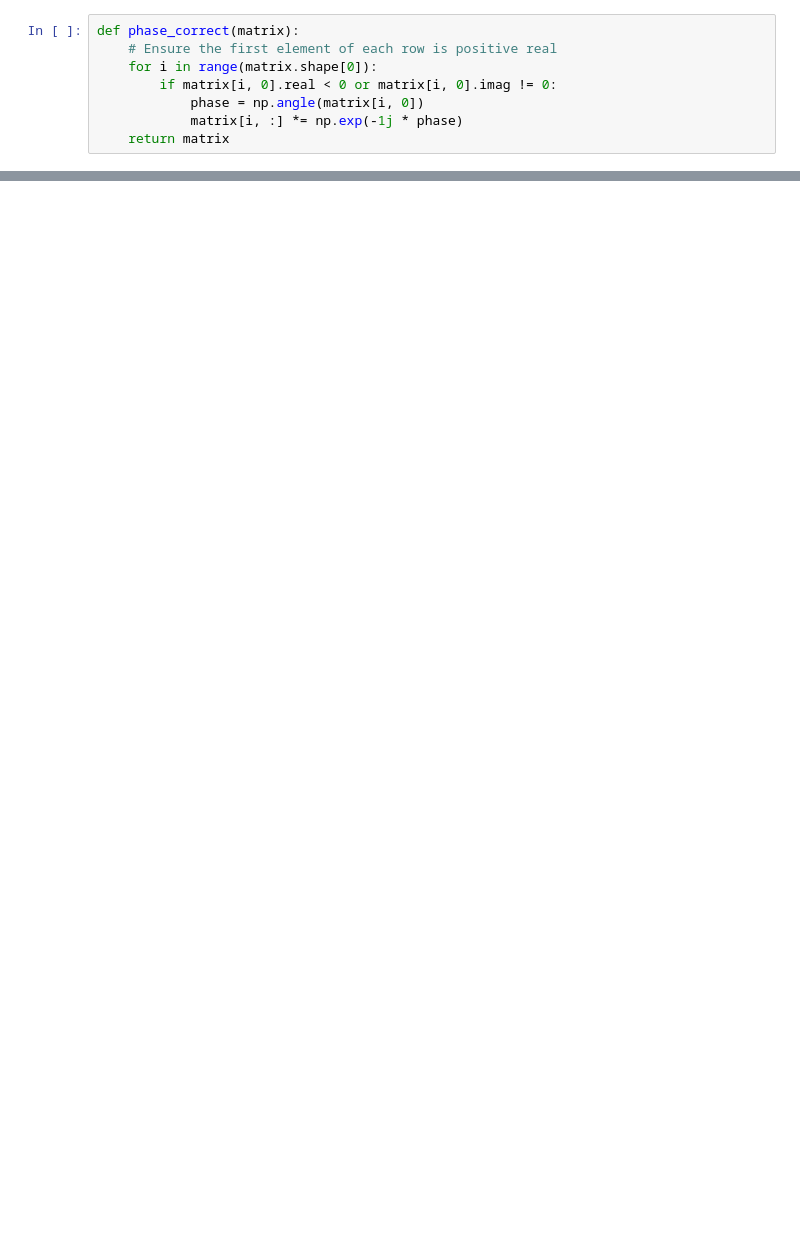
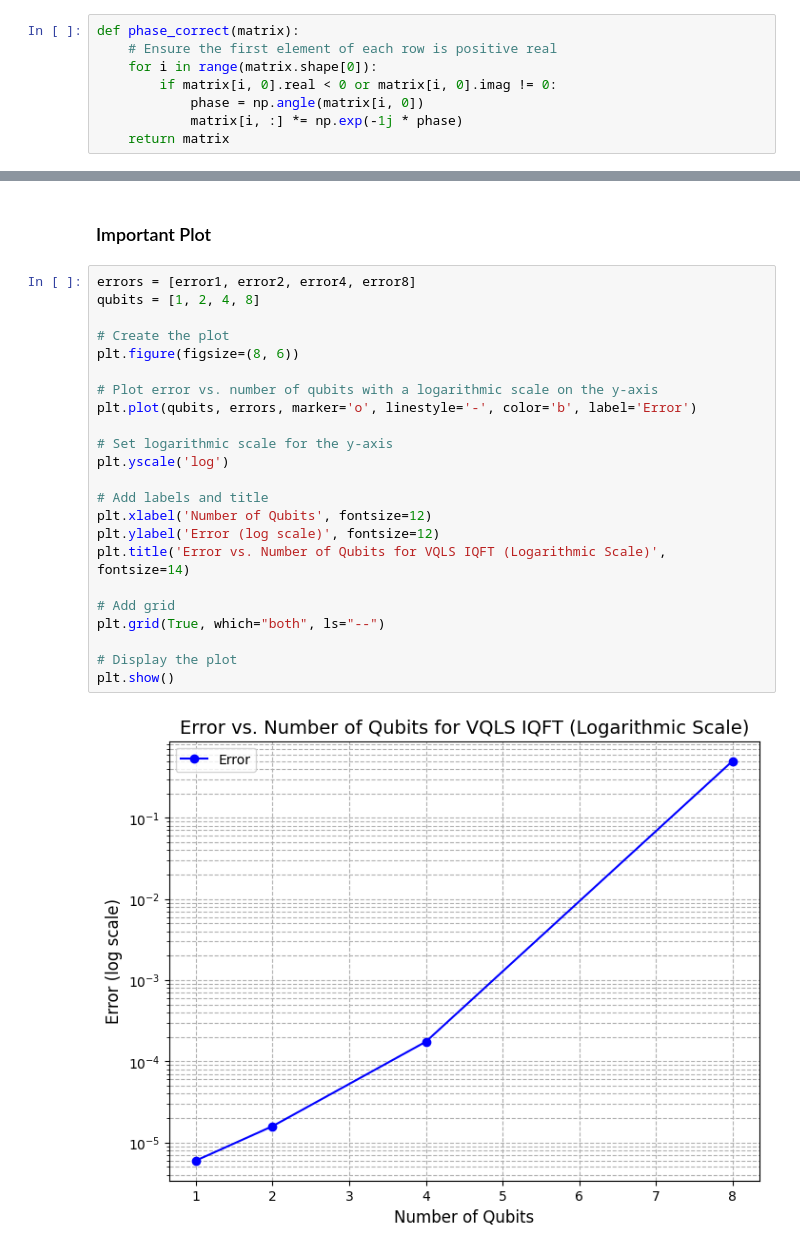
Before and after one commit to Dekel23/QML, a Jupyter notebook: Final Project/final_VQLS.ipynb, the cells around one changed output, grey strips where cells are left out. Saved outputs shown, nothing was run; the diff lists cells and outputs as text; blank space fills up the shorter version.

```diff
--- a/Final Project/final_VQLS.ipynb
+++ b/Final Project/final_VQLS.ipynb
@@ -201,3 +233,30 @@ Error for 8 qubit: 0.49837324722178866
 
 8 qubits ansatz
 [figure]
+# %% [markdown]
+### Important Plot
+# %%
+errors = [error1, error2, error4, error8]
+qubits = [1, 2, 4, 8]
+
+# Create the plot
+plt.figure(figsize=(8, 6))
+
+# Plot error vs. number of qubits with a logarithmic scale on the y-axis
+plt.plot(qubits, errors, marker='o', linestyle='-', color='b', label='Error')
+
+# Set logarithmic scale for the y-axis
+plt.yscale('log')
+
+# Add labels and title
+plt.xlabel('Number of Qubits', fontsize=12)
+plt.ylabel('Error (log scale)', fontsize=12)
+plt.title('Error vs. Number of Qubits for VQLS IQFT (Logarithmic Scale)', fontsize=14)
+
+# Add grid
+plt.grid(True, which="both", ls="--")
+
+# Display the plot
+plt.show()
+# %% [output]
+[figure, added]
```
Also changed, not shown: parts of 8 cells of this notebook.
